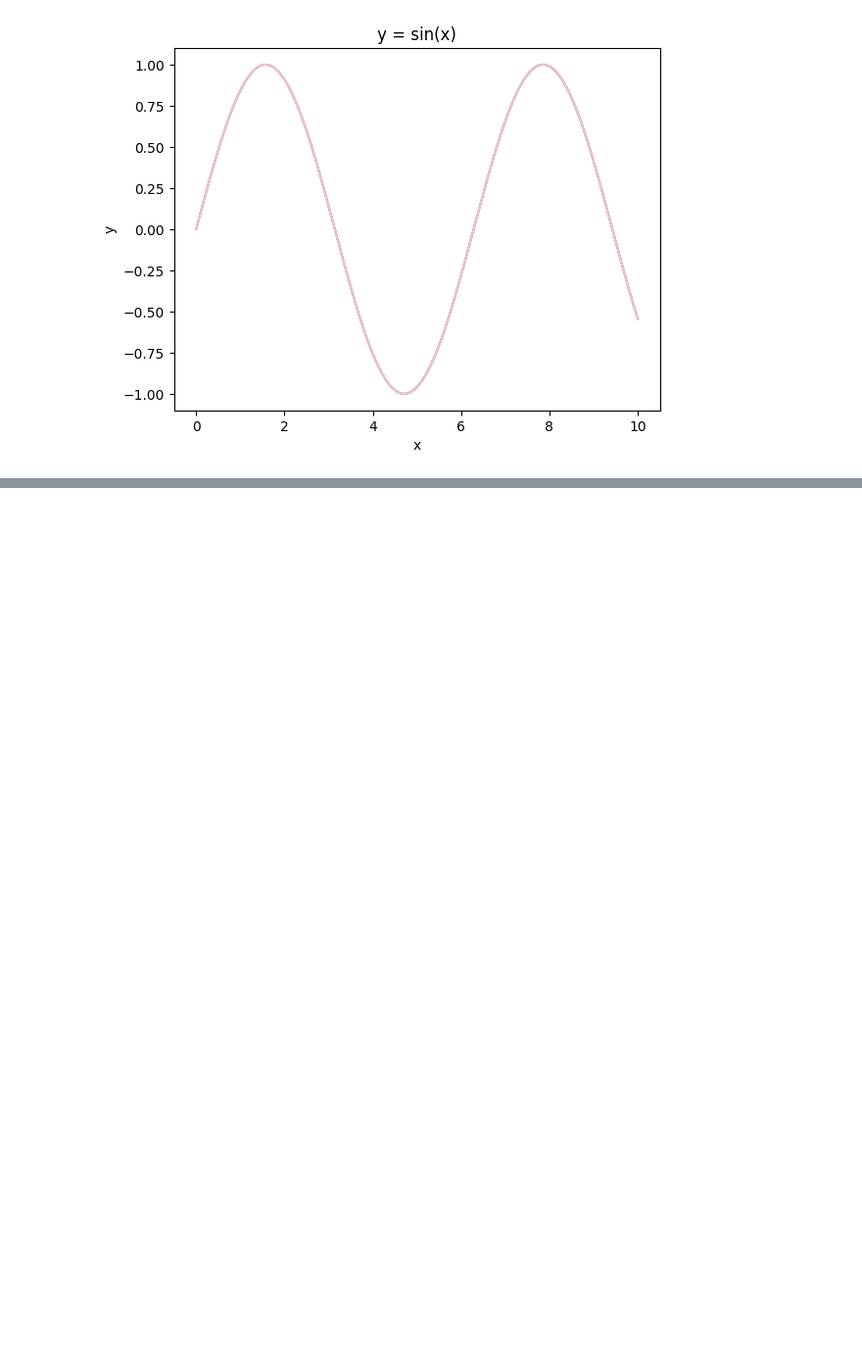
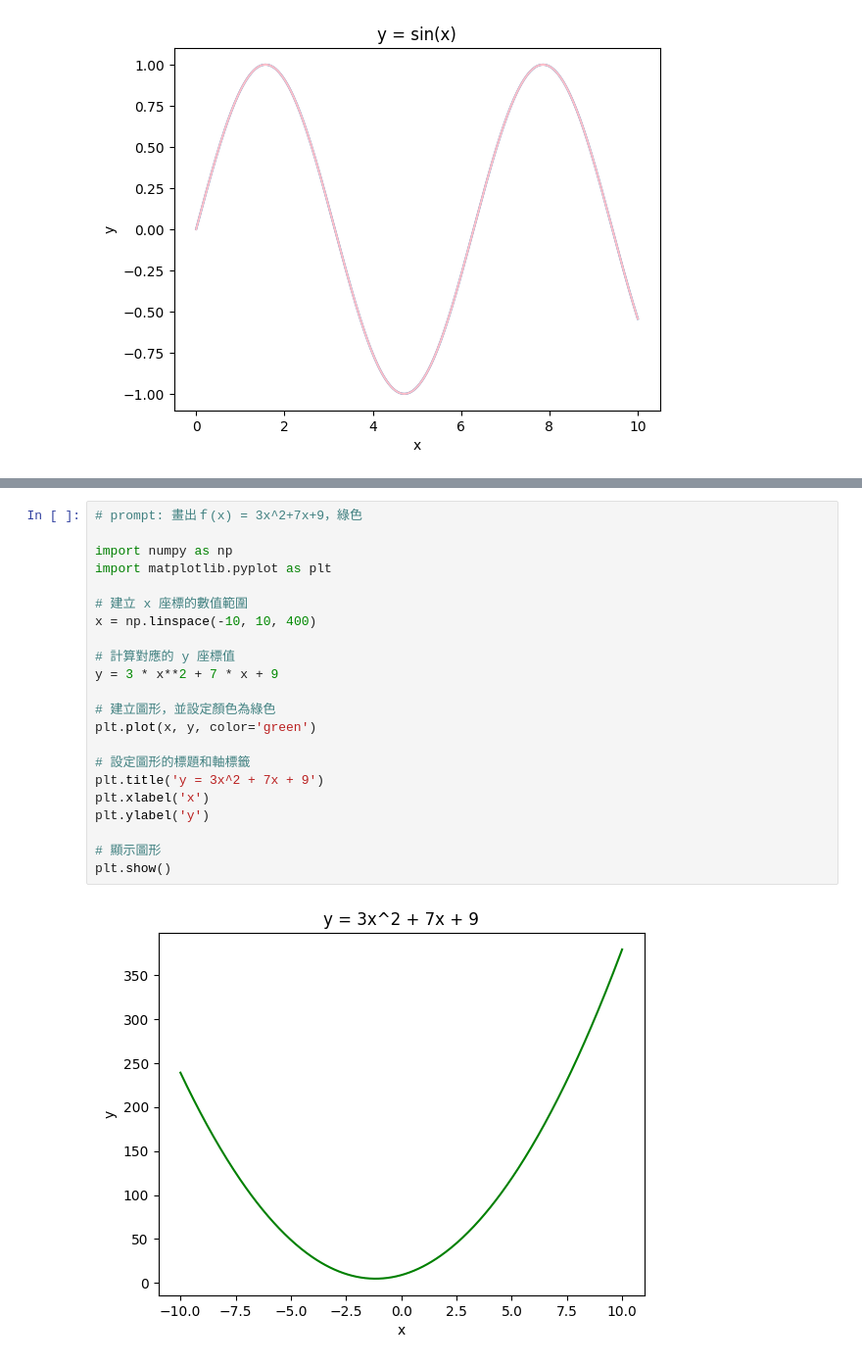
Before and after one commit to JIng-Yu-Huang/generative-AI_hw, a Jupyter notebook: 0218hw.ipynb, the cells around one changed output, grey strips where cells are left out. Shown at 98% size. Drawn from its saved outputs; the diff is of its cells as text; blank space fills up the shorter version.

```diff
--- a/0218hw.ipynb
+++ b/0218hw.ipynb
@@ -46,0 +70,24 @@ plt.show()
+# %%
+# prompt: 畫出ｆ(x) = 3x^2+7x+9，綠色
+
+import numpy as np
+import matplotlib.pyplot as plt
+
+# 建立 x 座標的數值範圍
+x = np.linspace(-10, 10, 400)
+
+# 計算對應的 y 座標值
+y = 3 * x**2 + 7 * x + 9
+
+# 建立圖形，並設定顏色為綠色
+plt.plot(x, y, color='green')
+
+# 設定圖形的標題和軸標籤
+plt.title('y = 3x^2 + 7x + 9')
+plt.xlabel('x')
+plt.ylabel('y')
+
+# 顯示圖形
+plt.show()
+# %% [output]
+[figure, added]
```
Also changed, not shown: parts of 1 cell of this notebook.
